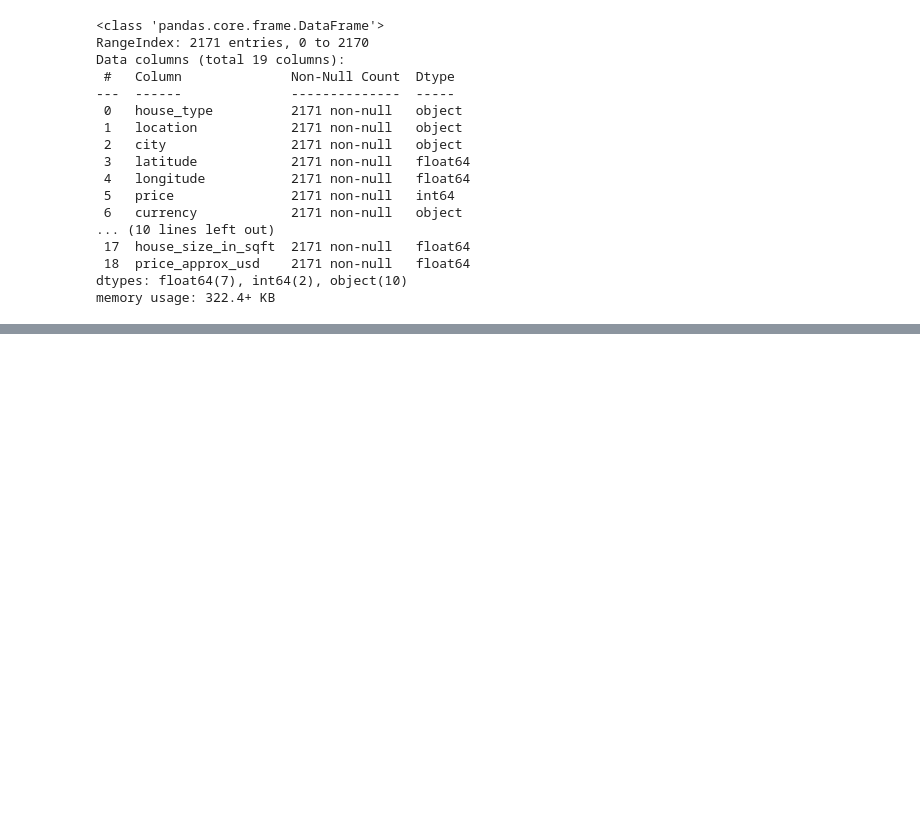
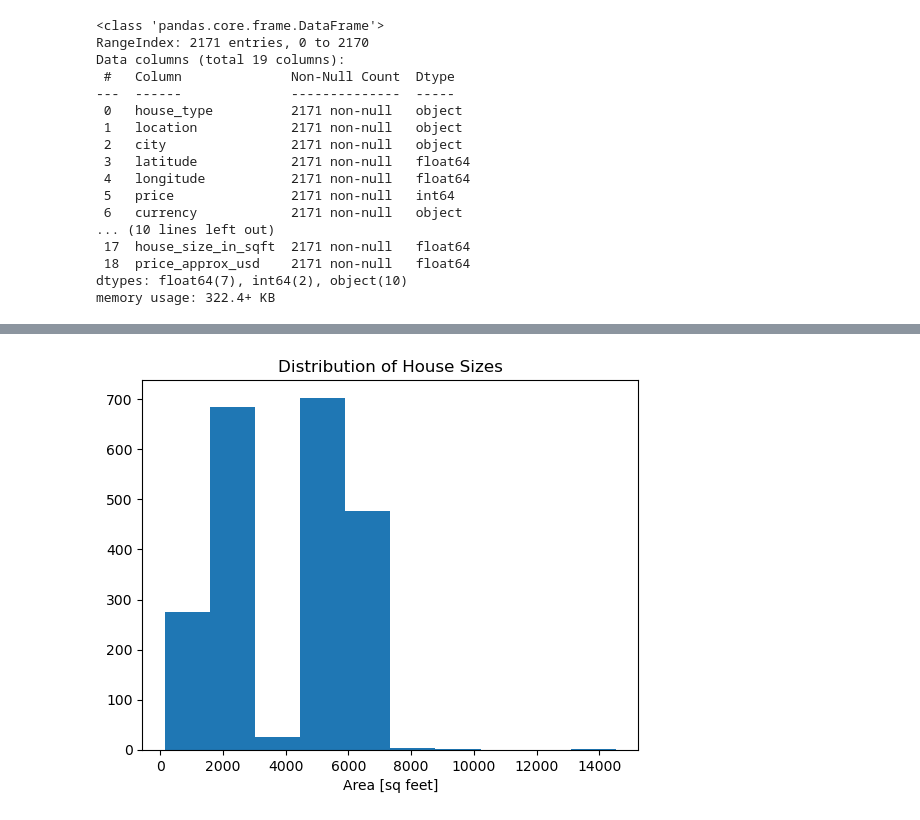
Before and after one commit to dumisanimukuchura/Dehli-Indian-Housing-Analysis-Part-2-Predict-Price-with-Size-Linear-Regression, a Jupyter notebook: notebook/Dehli-Indian-Housing-Analysis-Part-2-Predict-Price-with-Size-Linear-Regression.ipynb, the cells around one changed output, grey strips where cells are left out. Cells and saved outputs as stored; diff of their text form; code cells hidden in the pictures; blank space fills up the shorter version.

```diff
--- a/notebook/Dehli-Indian-Housing-Analysis-Part-2-Predict-Price-with-Size-Linear-Regression.ipynb
+++ b/notebook/Dehli-Indian-Housing-Analysis-Part-2-Predict-Price-with-Size-Linear-Regression.ipynb
@@ -81,0 +133,10 @@ memory usage: 322.4+ KB
+# %%
+# Histogram to understand the spread of House Sizes
+
+plt.hist(housing_df["house_size_in_sqft"])
+plt.xlabel("Area [sq feet]")
+plt.title("Distribution of House Sizes")
+
+plt.show();
+# %% [output]
+[figure, added]
```
Also changed, not shown: parts of 11 cells of this notebook.
